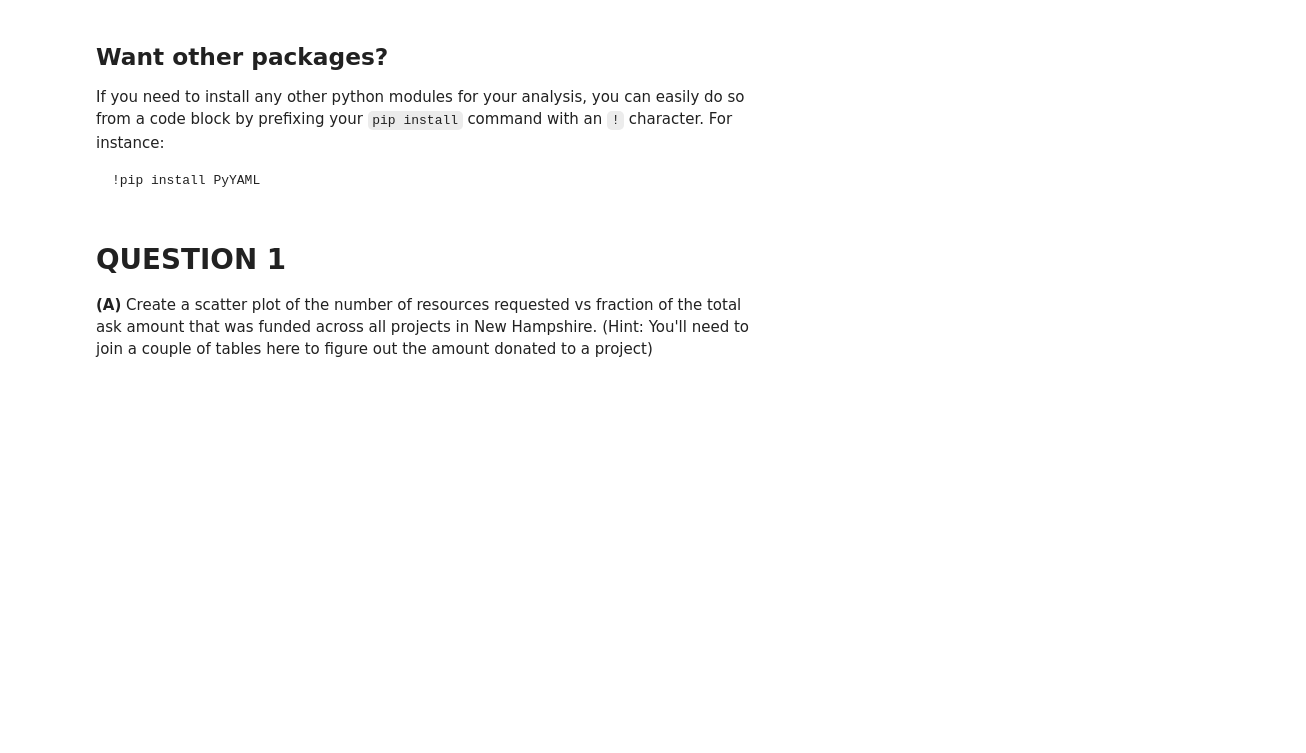
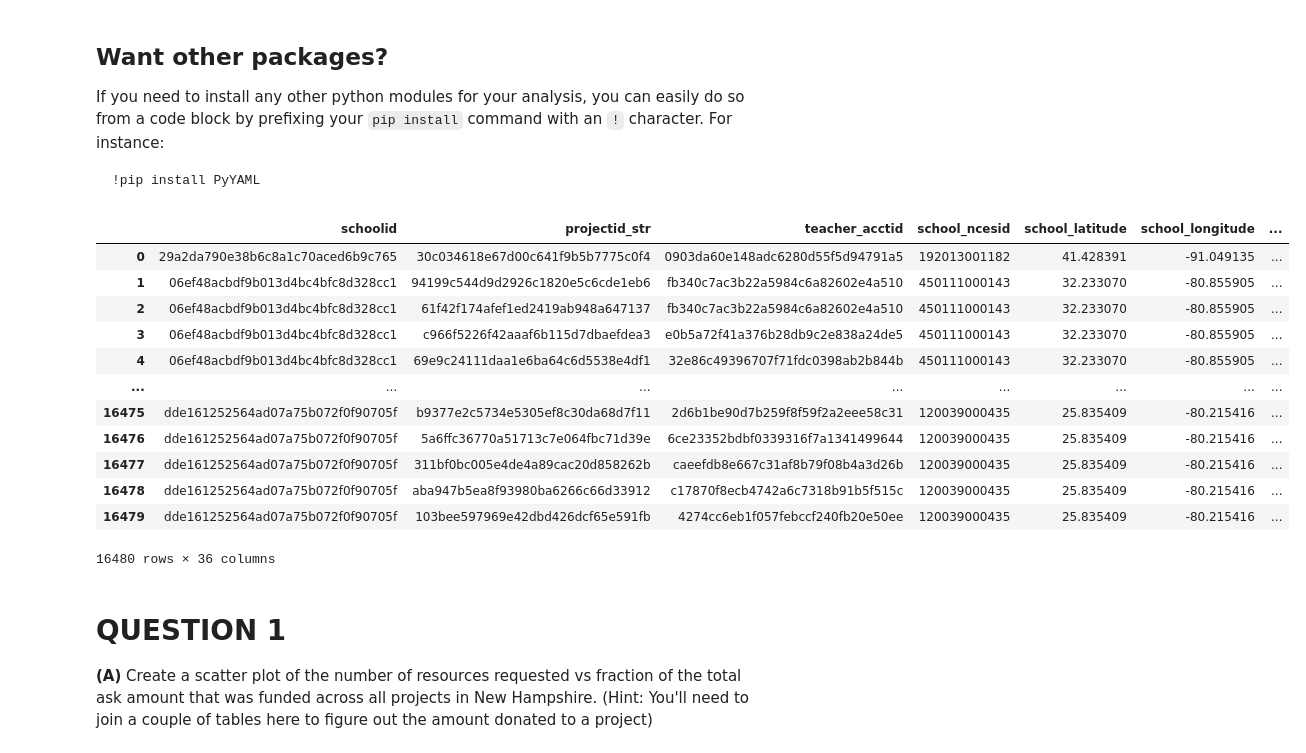
Before and after one commit to arya0607/ML-in-Practice, a Jupyter notebook: Copy_of_10718_assignment_1.ipynb, the cells around one changed output. Saved outputs shown, nothing was run; the diff lists cells and outputs as text; code cells hidden in the pictures; blank space fills up the shorter version.

````diff
--- a/Copy_of_10718_assignment_1.ipynb
+++ b/Copy_of_10718_assignment_1.ipynb
@@ -95,6 +122,24 @@ If you need to install any other python modules for your analysis, you can easil
 ```
 !pip install PyYAML
 ```
+# %%
+def q(s):
+  display(pd.read_sql(s, db_engine))
+q('SELECT * FROM data.projects')
+# %% [output]
+|  | schoolid | projectid_str | teacher_acctid | school_ncesid | school_latitude | school_longitude | ... |
+| 0 | 29a2da790e38b6c8a1c70aced6b9c765 | 30c034618e67d00c641f9b5b7775c0f4 | 0903da60e148adc6280d55f5d94791a5 | 192013001182 | 41.428391 | -91.049135 | ... |
+| 1 | 06ef48acbdf9b013d4bc4bfc8d328cc1 | 94199c544d9d2926c1820e5c6cde1eb6 | fb340c7ac3b22a5984c6a82602e4a510 | 450111000143 | 32.233070 | -80.855905 | ... |
+| 2 | 06ef48acbdf9b013d4bc4bfc8d328cc1 | 61f42f174afef1ed2419ab948a647137 | fb340c7ac3b22a5984c6a82602e4a510 | 450111000143 | 32.233070 | -80.855905 | ... |
+| 3 | 06ef48acbdf9b013d4bc4bfc8d328cc1 | c966f5226f42aaaf6b115d7dbaefdea3 | e0b5a72f41a376b28db9c2e838a24de5 | 450111000143 | 32.233070 | -80.855905 | ... |
+| 4 | 06ef48acbdf9b013d4bc4bfc8d328cc1 | 69e9c24111daa1e6ba64c6d5538e4df1 | 32e86c49396707f71fdc0398ab2b844b | 450111000143 | 32.233070 | -80.855905 | ... |
+| ... | ... | ... | ... | ... | ... | ... | ... |
+| 16475 | dde161252564ad07a75b072f0f90705f | b9377e2c5734e5305ef8c30da68d7f11 | 2d6b1be90d7b259f8f59f2a2eee58c31 | 120039000435 | 25.835409 | -80.215416 | ... |
+| 16476 | dde161252564ad07a75b072f0f90705f | 5a6ffc36770a51713c7e064fbc71d39e | 6ce23352bdbf0339316f7a1341499644 | 120039000435 | 25.835409 | -80.215416 | ... |
+| 16477 | dde161252564ad07a75b072f0f90705f | 311bf0bc005e4de4a89cac20d858262b | caeefdb8e667c31af8b79f08b4a3d26b | 120039000435 | 25.835409 | -80.215416 | ... |
+| 16478 | dde161252564ad07a75b072f0f90705f | aba947b5ea8f93980ba6266c66d33912 | c17870f8ecb4742a6c7318b91b5f515c | 120039000435 | 25.835409 | -80.215416 | ... |
+| 16479 | dde161252564ad07a75b072f0f90705f | 103bee597969e42dbd426dcf65e591fb | 4274cc6eb1f057febccf240fb20e50ee | 120039000435 | 25.835409 | -80.215416 | ... |
+16480 rows × 36 columns
 # %% [markdown]
 # QUESTION 1
 
````
Also changed, not shown: parts of 12 cells of this notebook.
